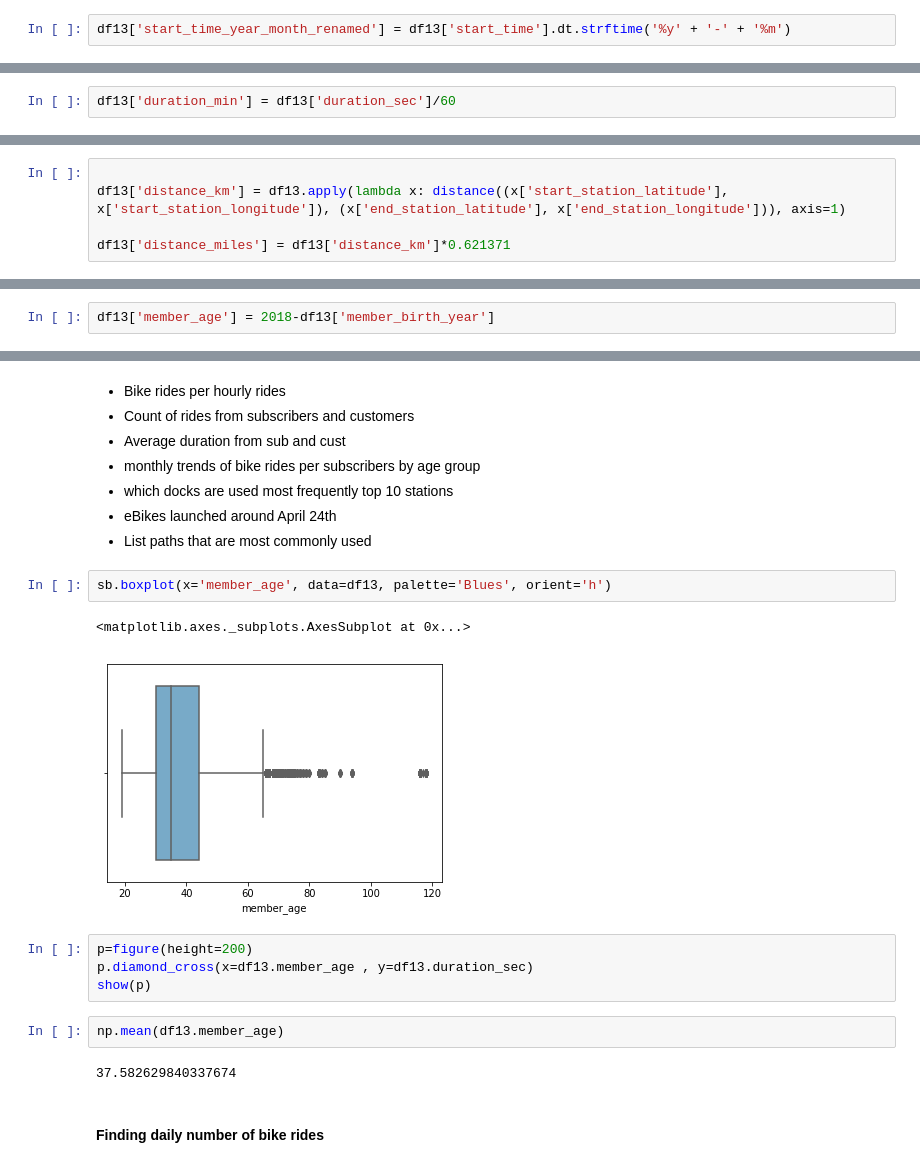
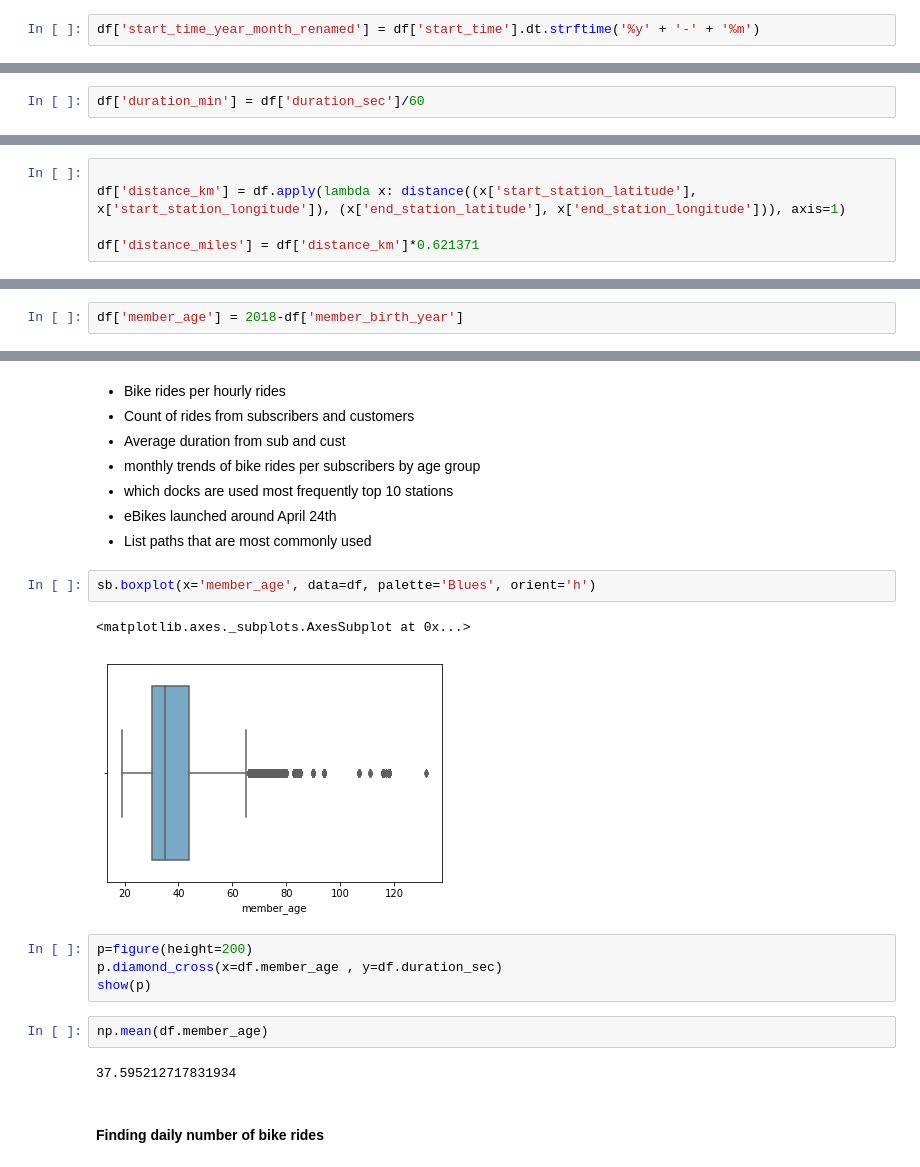
Before and after one commit to J2Naughton/FordGoBike, a Jupyter notebook: FordGB.ipynb, the cells around one changed output, grey strips where cells are left out. Cells and saved outputs as stored; diff of their text form.

Commit message:
Add files via upload
Final 2017 data files

```diff
--- a/FordGB.ipynb
+++ b/FordGB.ipynb
@@ -385,3 +94,3 @@ df13['end_time_weekday_abbr']=df13['end_time'].dt.weekday.apply(lambda x: calend
 # %%
-df13['start_time_year_month_renamed'] = df13['start_time'].dt.strftime('%y' + '-' + '%m')
+df['start_time_year_month_renamed'] = df['start_time'].dt.strftime('%y' + '-' + '%m')
 # %%
@@ -395,4 +109,4 @@ df13['start_time_weekday'].sample(5)
 Name: start_time_weekday, dtype: object
 # %%
-df13['duration_min'] = df13['duration_sec']/60
+df['duration_min'] = df['duration_sec']/60
 # %%
@@ -425,6 +144,6 @@ def distance(origin, destination):
     return d
 # %%
 
-df13['distance_km'] = df13.apply(lambda x: distance((x['start_station_latitude'], x['start_station_longitude']), (x['end_station_latitude'], x['end_station_longitude'])), axis=1)
+df['distance_km'] = df.apply(lambda x: distance((x['start_station_latitude'], x['start_station_longitude']), (x['end_station_latitude'], x['end_station_longitude'])), axis=1)
 
-df13['distance_miles'] = df13['distance_km']*0.621371
+df['distance_miles'] = df['distance_km']*0.621371
@@ -454,3 +169,3 @@ len(df13.member_birth_year )
 # %%
-df13['member_age'] = 2018-df13['member_birth_year']
+df['member_age'] = 2018-df['member_birth_year']
 # %%
@@ -489,18 +204,18 @@ Name: member_age, Length: 100000, dtype: float64
   * eBikes launched around April 24th
   * List paths that are most commonly used
 # %%
-sb.boxplot(x='member_age', data=df13, palette='Blues', orient='h')
+sb.boxplot(x='member_age', data=df, palette='Blues', orient='h')
 # %% [output]
 <matplotlib.axes._subplots.AxesSubplot at 0x...>
-[figure, old version]
+[figure, new version]
 # %%
 p=figure(height=200)
-p.diamond_cross(x=df13.member_age , y=df13.duration_sec)
+p.diamond_cross(x=df.member_age , y=df.duration_sec)
 show(p)
 # %%
-np.mean(df13.member_age)
+np.mean(df.member_age)
 # %% [output]
-37.582629840337674
+37.595212717831934
 # %% [markdown]
 #### Finding daily number of bike rides
 # %%
```
Also changed, not shown: parts of 93 cells of this notebook.
